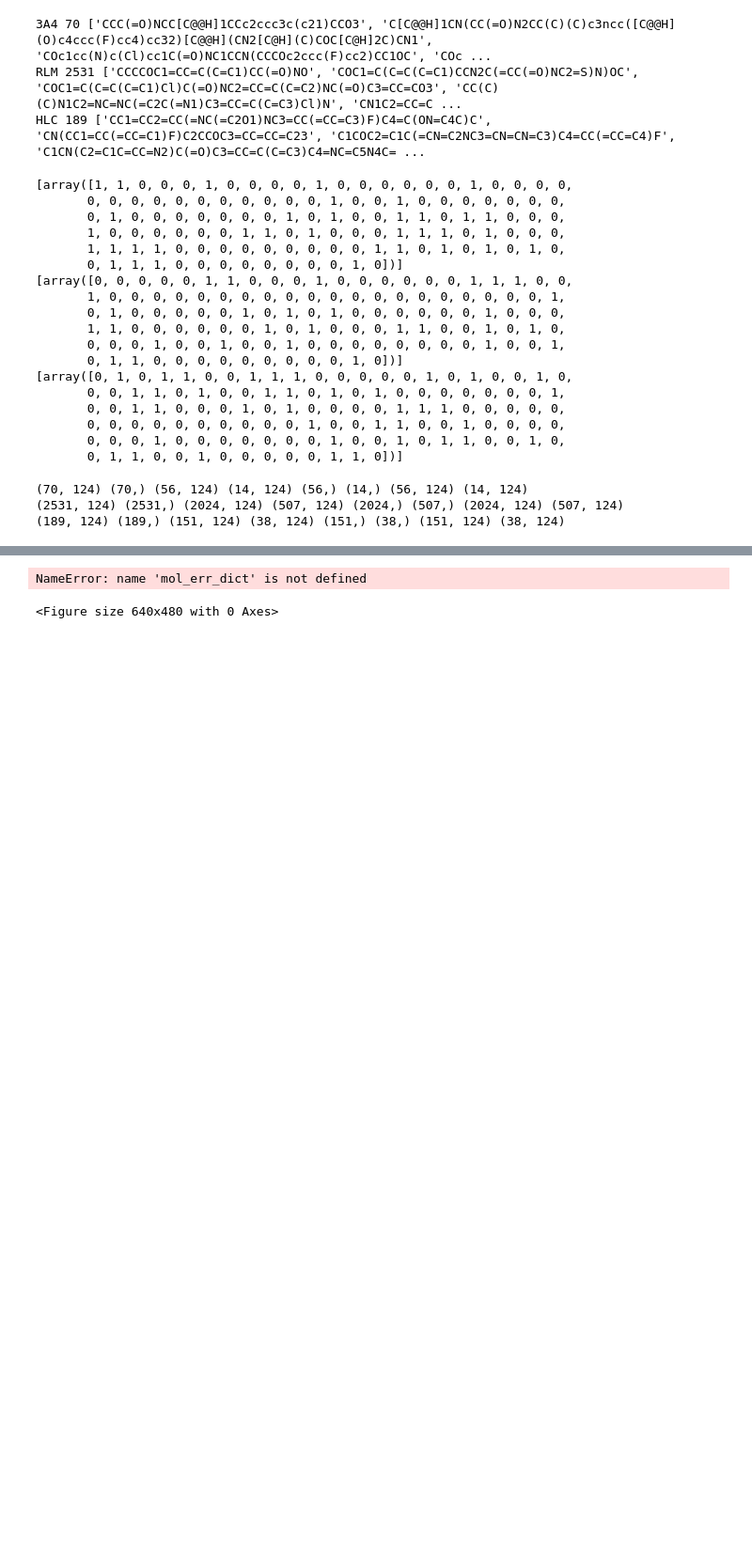
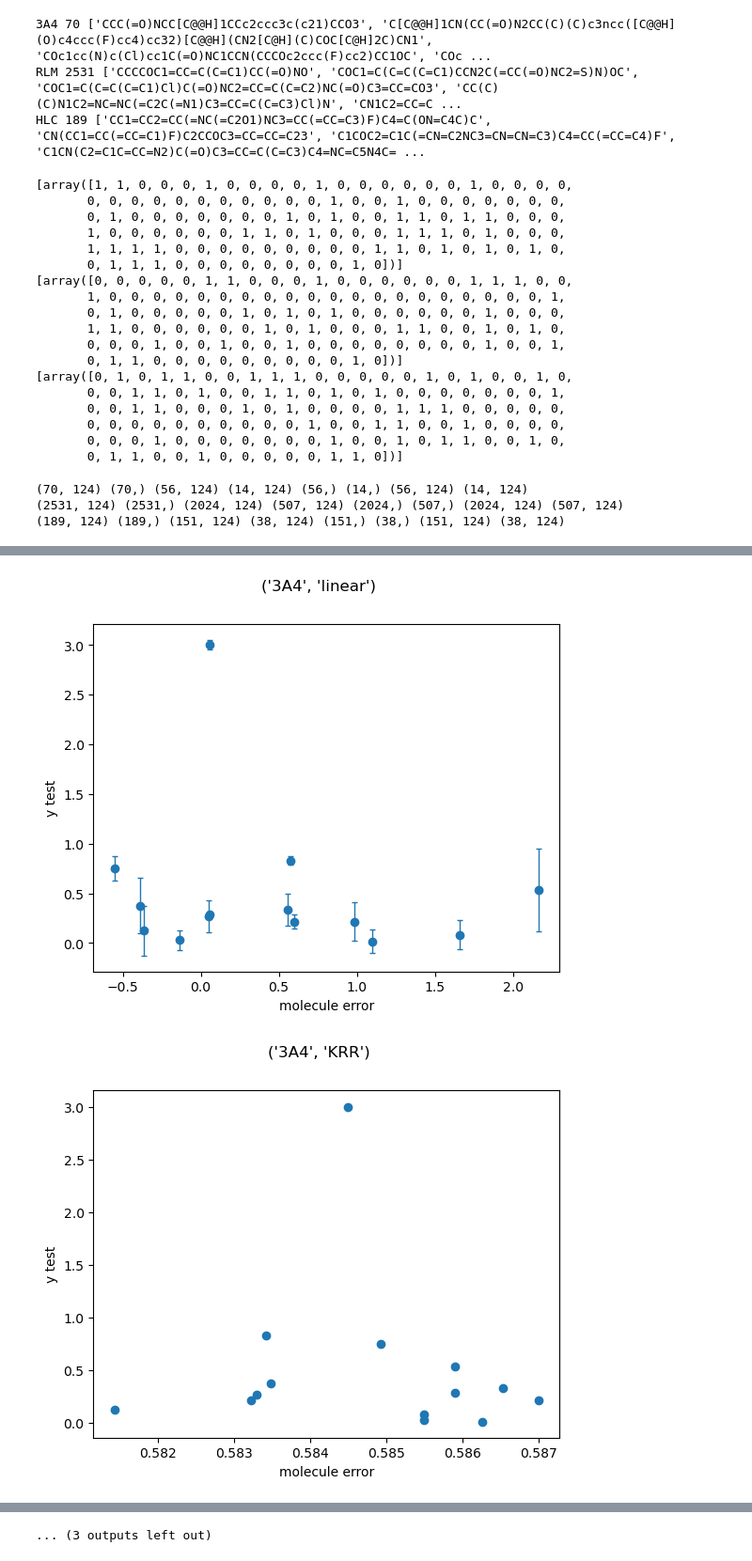
Before and after one commit to hruska-lab/metabolism-hyperparameter-optimization, a Jupyter notebook: main.ipynb, the cells around one changed output, grey strips where cells are left out. Shown at 94% size. Saved outputs shown, nothing was run; the diff lists cells and outputs as text; code cells hidden in the pictures; blank space fills up the shorter version.

```diff
--- a/main.ipynb
+++ b/main.ipynb
@@ -159,9 +184,12 @@ ValueError: Found input variables with inconsistent numbers of samples: [56, 14]
 # %%
-for model in models:
-    plt.clf()
-    plt.errorbar(mol_err_dict[model], y_test, yerr=std_dict[model], linewidth=1, capsize=2, fmt='o')
-    plt.xlabel('molecule error')
-    plt.ylabel('y test')
-    plt.suptitle(model)
-    plt.show()
+for isozyme in isozymes:
+    for model in models:
+        plt.clf()
+        plt.errorbar(mol_errors[isozyme][model], xy_splits[isozyme][3], yerr=stds[isozyme][model], linewidth=1, capsize=2, fmt='o')
+        plt.xlabel('molecule error')
+        plt.ylabel('y test')
+        plt.suptitle(f"{isozyme, model}")
+        plt.show()
 # %% [output]
+[figure, added]
+[figure, added]
@@ -168,2 +206 @@ for model in models:
-NameError: name 'mol_err_dict' is not defined
+... (3 outputs left out)
-<Figure size 640x480 with 0 Axes>
```
Also changed, not shown: parts of 9 cells of this notebook.
